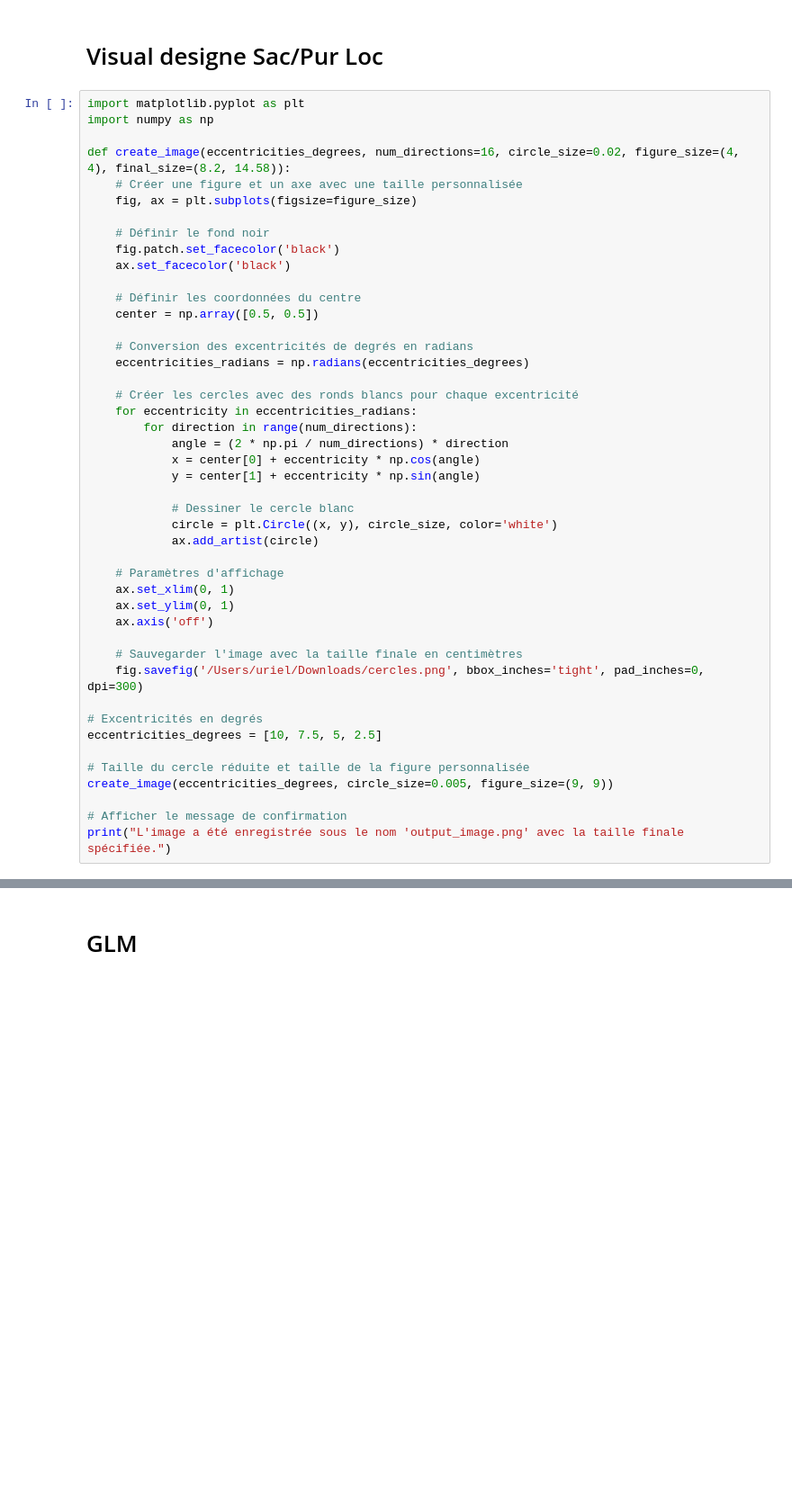
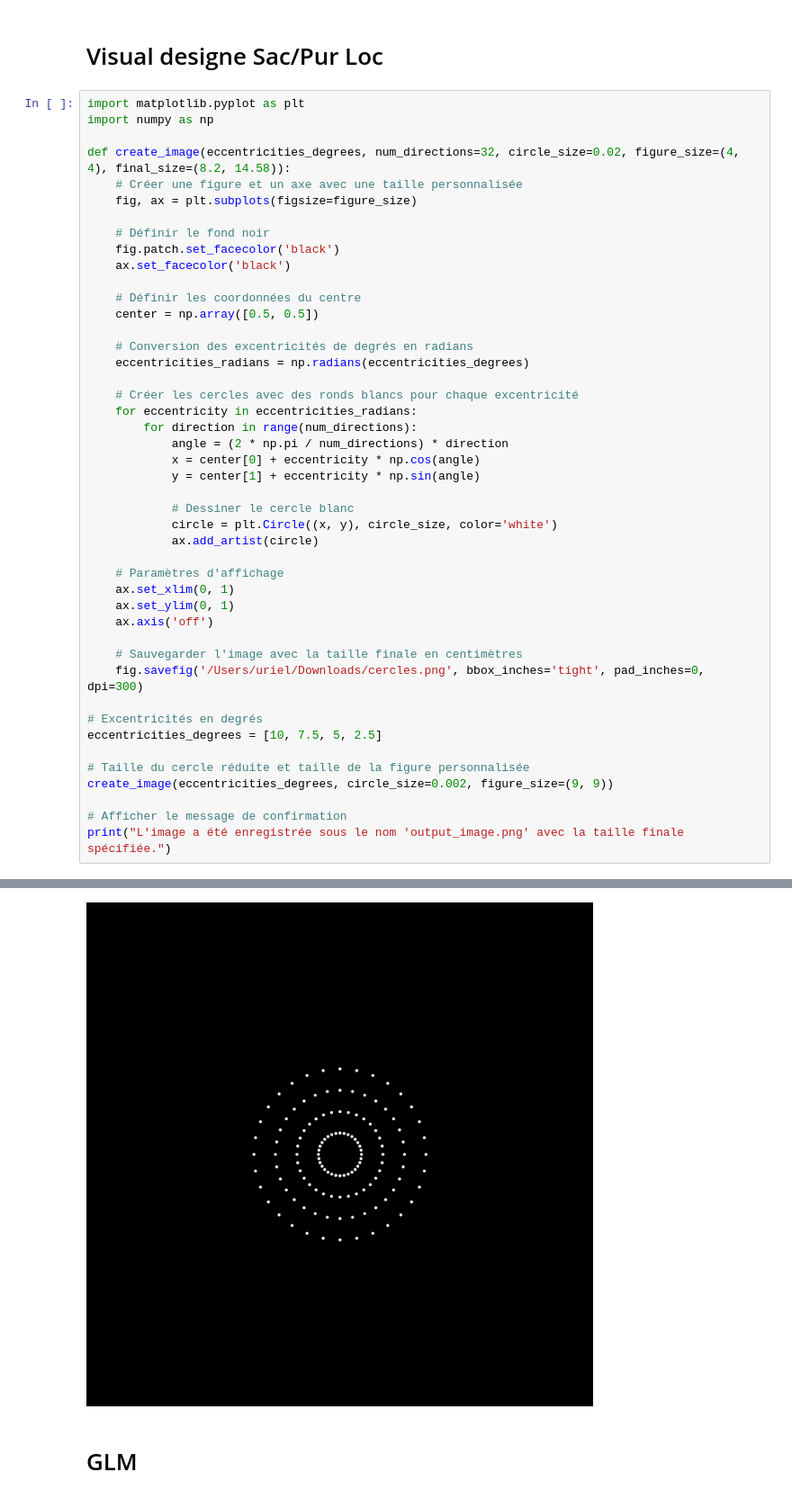
Before and after one commit to mszinte/RetinoMaps, a Jupyter notebook: analysis_code/postproc/result_analysis/deb/figures_rmn.ipynb, the cells around one changed output, grey strips where cells are left out. Shown at 90% size. Drawn from its saved outputs; the diff is of its cells as text; blank space fills up the shorter version.

```diff
--- a/analysis_code/postproc/result_analysis/deb/figures_rmn.ipynb
+++ b/analysis_code/postproc/result_analysis/deb/figures_rmn.ipynb
@@ -242,7 +270,7 @@ fig.add_trace(go.Heatmap(x=x, y=y, z=z,colorscale='viridis', showscale=False))
 import matplotlib.pyplot as plt
 import numpy as np
 
-def create_image(eccentricities_degrees, num_directions=16, circle_size=0.02, figure_size=(4, 4), final_size=(8.2, 14.58)):
+def create_image(eccentricities_degrees, num_directions=32, circle_size=0.02, figure_size=(4, 4), final_size=(8.2, 14.58)):
     # Créer une figure et un axe avec une taille personnalisée
     fig, ax = plt.subplots(figsize=figure_size)
 
@@ -279,7 +307,8 @@ def create_image(eccentricities_degrees, num_directions=16, circle_size=0.02, fi
 eccentricities_degrees = [10, 7.5, 5, 2.5]
 
 # Taille du cercle réduite et taille de la figure personnalisée
-create_image(eccentricities_degrees, circle_size=0.005, figure_size=(9, 9))
+create_image(eccentricities_degrees, circle_size=0.002, figure_size=(9, 9))
 
 # Afficher le message de confirmation
 print("L'image a été enregistrée sous le nom 'output_image.png' avec la taille finale spécifiée.")
+# %% [output]
@@ -286,3 +316,4 @@ print("L'image a été enregistrée sous le nom 'output_image.png' avec la taill
+[figure, added]
 # %% [markdown]
 # GLM
 # %%
```
Also changed, not shown: parts of 17 cells of this notebook, 7 other files.
